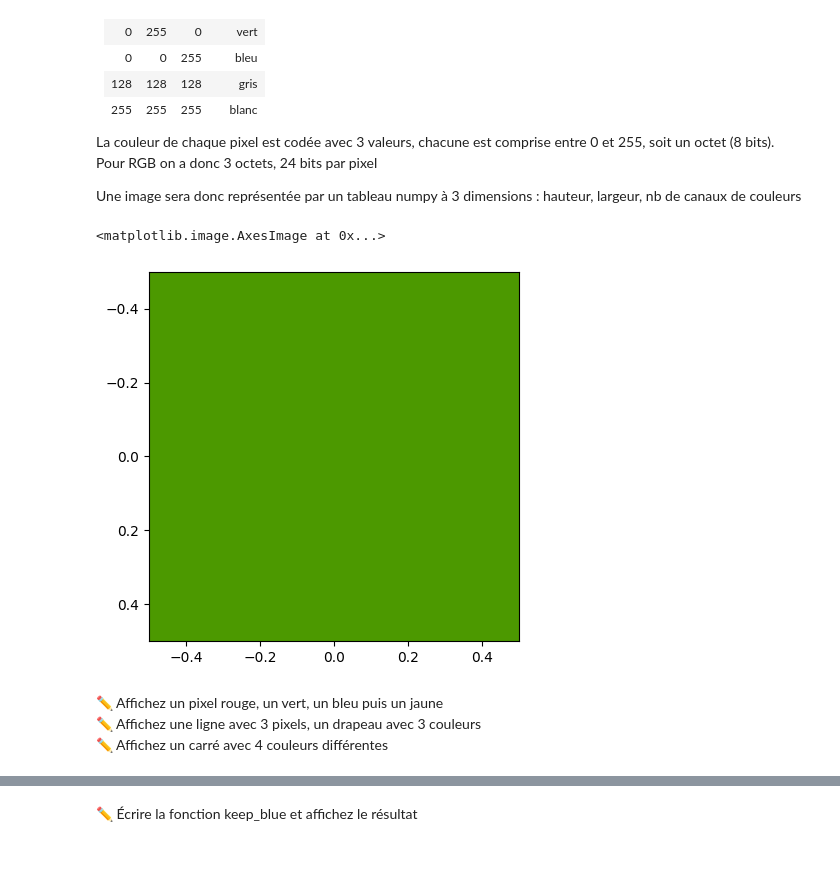
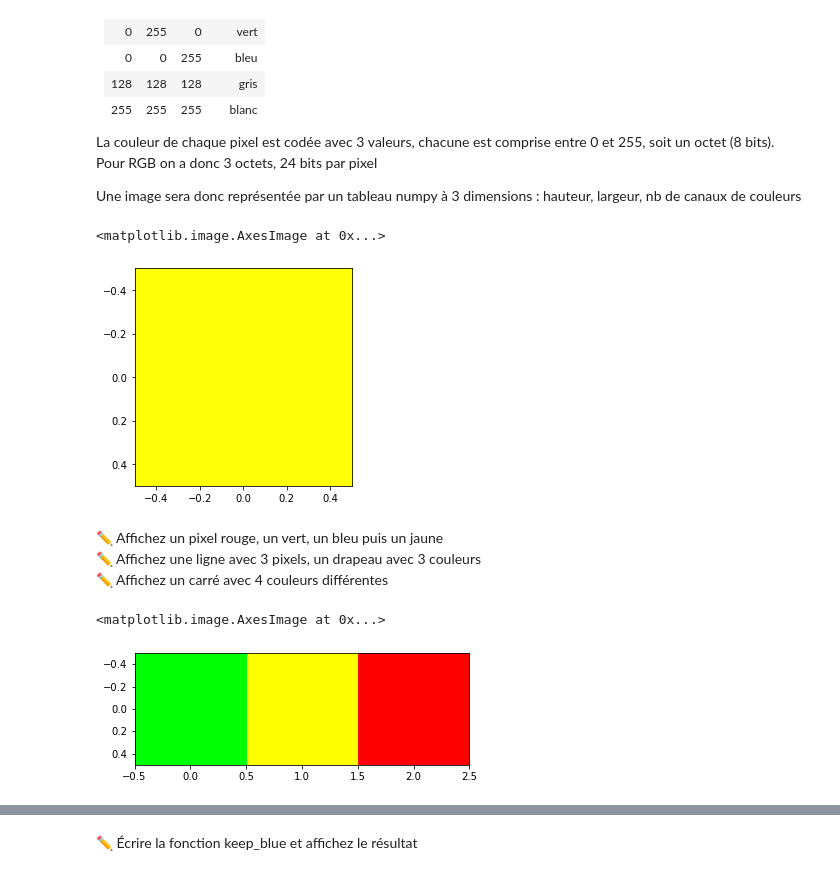
Before and after one commit to clement-plancq/cesr-multimedia, a Jupyter notebook: notebooks/traitement-images-1.ipynb, the cells around one changed output, grey strips where cells are left out. Drawn from its saved outputs; the diff is of its cells as text; code cells hidden in the pictures.

```diff
--- a/notebooks/traitement-images-1.ipynb
+++ b/notebooks/traitement-images-1.ipynb
@@ -95,17 +123,27 @@ Une image sera donc représentée par un tableau numpy à 3 dimensions : haute
 # %%
 import numpy as np
 import matplotlib.pyplot as plt
 
 
 # Une image avec un seul pixel de couleur
 
-color = [76, 153, 0]
+color = [255, 255, 10]
 pixel = np.array([[color]])
 plt.imshow(pixel)
 # %% [output]
 <matplotlib.image.AxesImage at 0x...>
-[figure, old version]
+[figure, new version]
 # %% [markdown]
 ✏️ Affichez un pixel rouge, un vert, un bleu puis un jaune
 ✏️ Affichez une ligne avec 3 pixels, un drapeau avec 3 couleurs
 ✏️ Affichez un carré avec 4 couleurs différentes
+# %%
+# Drapeau
+pixel_1 = [0,255,0]
+pixel_2 = [255, 255, 0]
+pixel_3 = [255, 0, 0]
+drapeau = [[pixel_1, pixel_2, pixel_3]]
+plt.imshow(drapeau)
+# %% [output]
+<matplotlib.image.AxesImage at 0x...>
+[figure, added]
```
Also changed, not shown: parts of 11 cells of this notebook.
